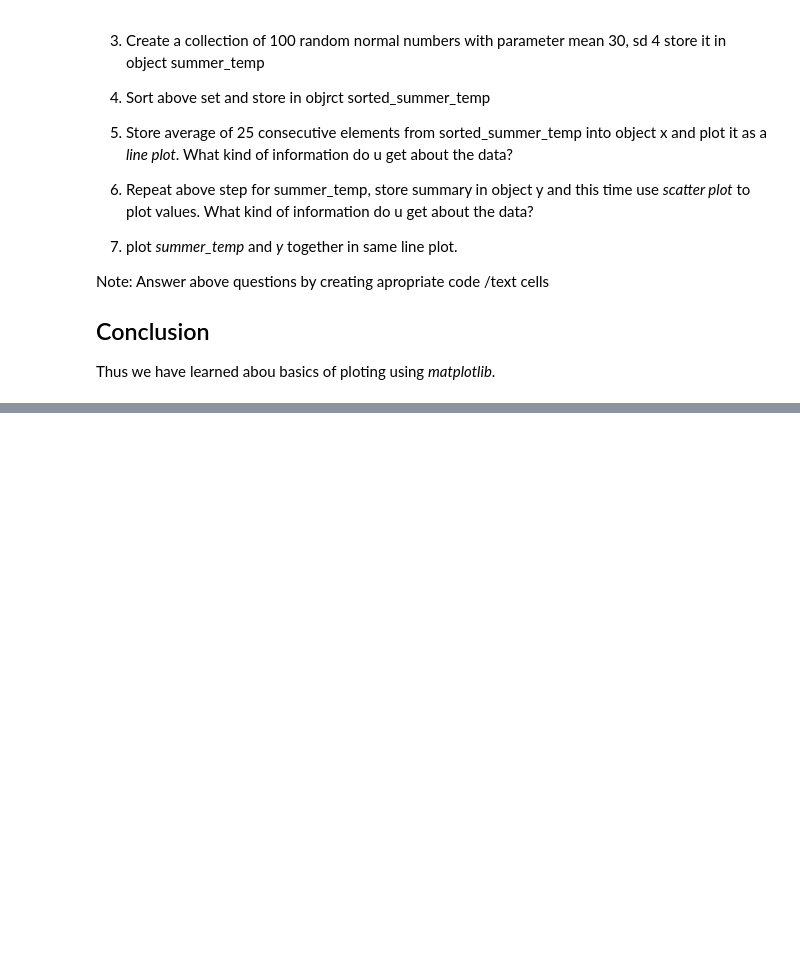
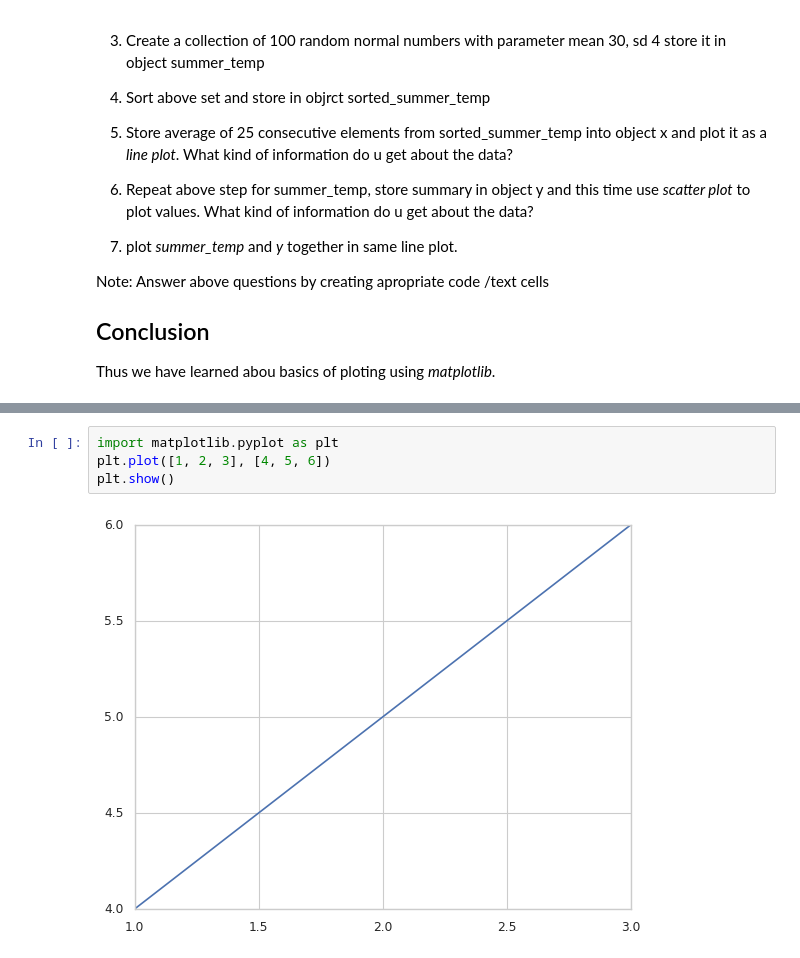
Before and after one commit to Rohan-cherkar/Devops, a Jupyter notebook: experiment03_ploting.ipynb, the cells around one changed output, grey strips where cells are left out. Drawn from its saved outputs; the diff is of its cells as text; blank space fills up the shorter version.

```diff
--- a/experiment03_ploting.ipynb
+++ b/experiment03_ploting.ipynb
@@ -294,0 +363,6 @@ Thus we have learned abou basics of ploting using *matplotlib*.
+# %%
+import matplotlib.pyplot as plt
+plt.plot([1, 2, 3], [4, 5, 6])
+plt.show()
+# %% [output]
+[figure, added]
```
Also changed, not shown: parts of 36 cells of this notebook.
